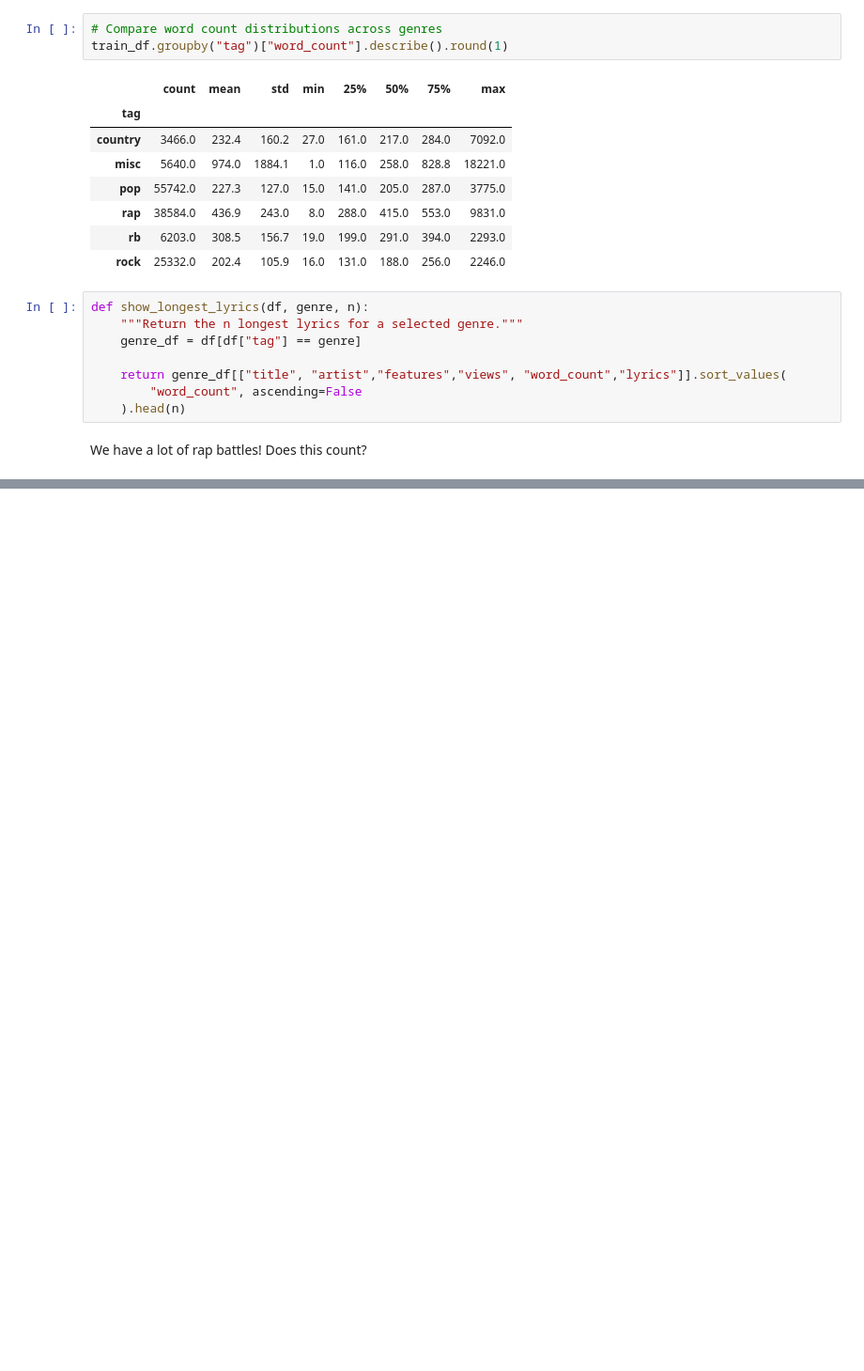
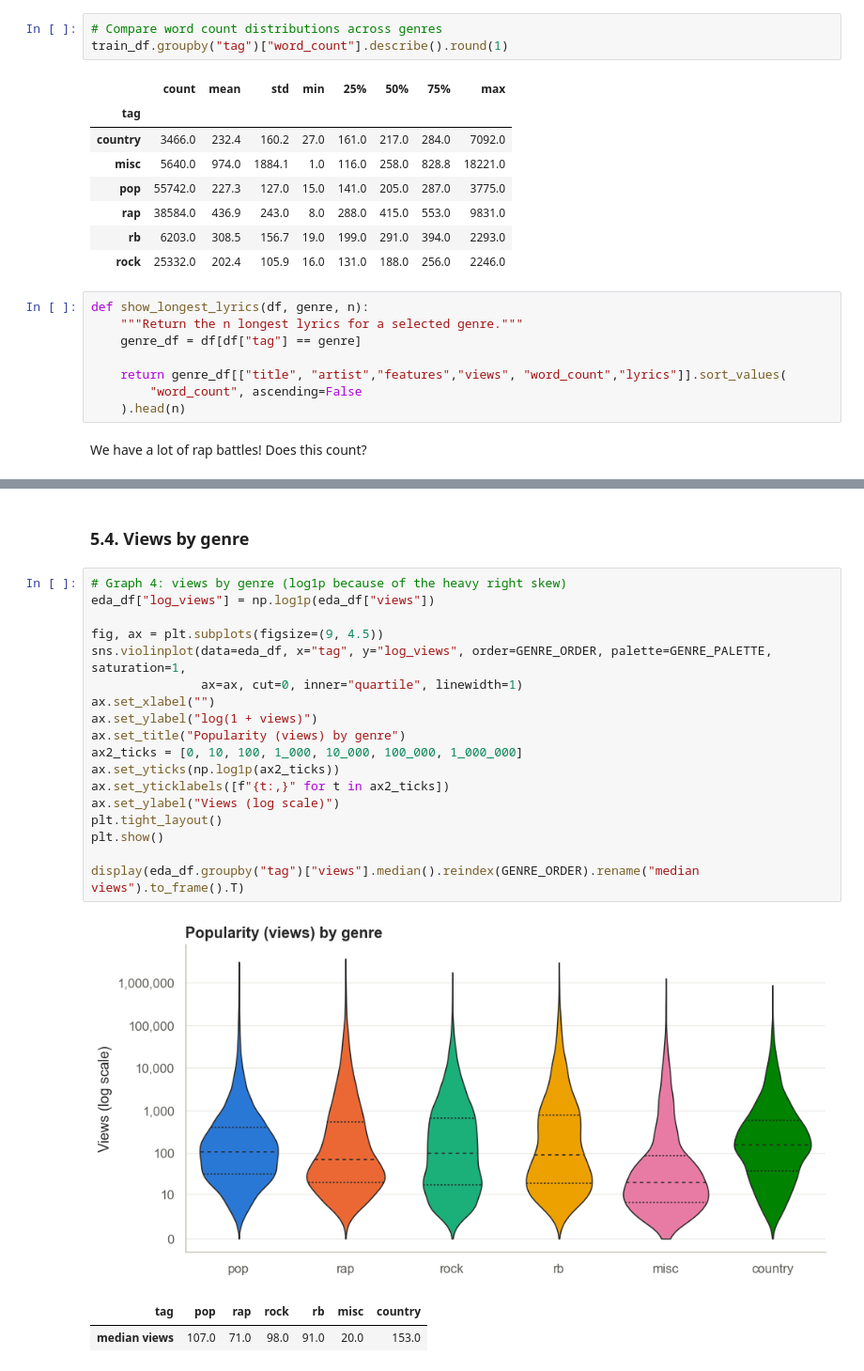
Before and after one commit to gugaffranco/textmining-G08-2026, a Jupyter notebook: 01_Data_Exploration_Preprocessing.ipynb, the cells around one changed output, grey strips where cells are left out. Shown at 94% size. Cells and saved outputs as stored; diff of their text form; blank space fills up the shorter version.

```diff
--- a/01_Data_Exploration_Preprocessing.ipynb
+++ b/01_Data_Exploration_Preprocessing.ipynb
@@ -298,0 +488,24 @@ show_longest_lyrics(train_df, "country", n=30)
+# %% [markdown]
+### 5.4. Views by genre
+# %%
+# Graph 4: views by genre (log1p because of the heavy right skew)
+eda_df["log_views"] = np.log1p(eda_df["views"])
+
+fig, ax = plt.subplots(figsize=(9, 4.5))
+sns.violinplot(data=eda_df, x="tag", y="log_views", order=GENRE_ORDER, palette=GENRE_PALETTE, saturation=1,
+               ax=ax, cut=0, inner="quartile", linewidth=1)
+ax.set_xlabel("")
+ax.set_ylabel("log(1 + views)")
+ax.set_title("Popularity (views) by genre")
+ax2_ticks = [0, 10, 100, 1_000, 10_000, 100_000, 1_000_000]
+ax.set_yticks(np.log1p(ax2_ticks))
+ax.set_yticklabels([f"{t:,}" for t in ax2_ticks])
+ax.set_ylabel("Views (log scale)")
+plt.tight_layout()
+plt.show()
+
+display(eda_df.groupby("tag")["views"].median().reindex(GENRE_ORDER).rename("median views").to_frame().T)
+# %% [output]
+[figure, added]
+| tag | pop | rap | rock | rb | misc | country |
+| median views | 107.0 | 71.0 | 98.0 | 91.0 | 20.0 | 153.0 |
```
Also changed, not shown: parts of 33 cells of this notebook.
